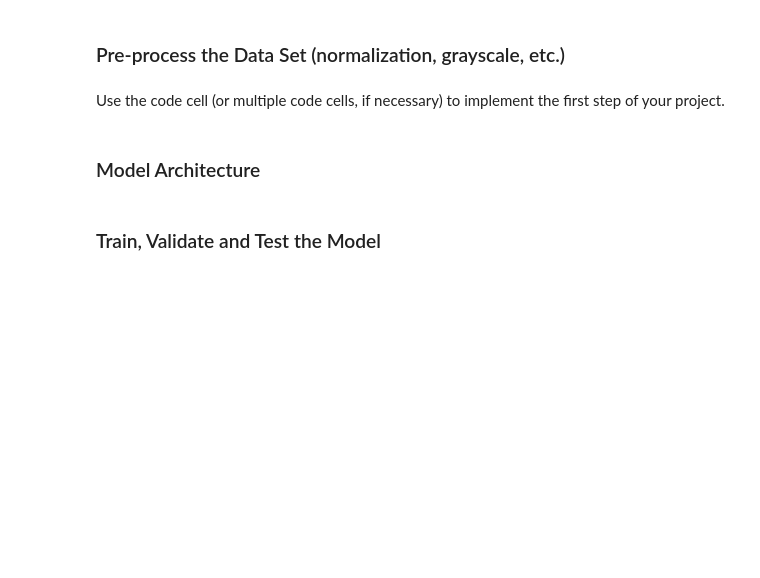
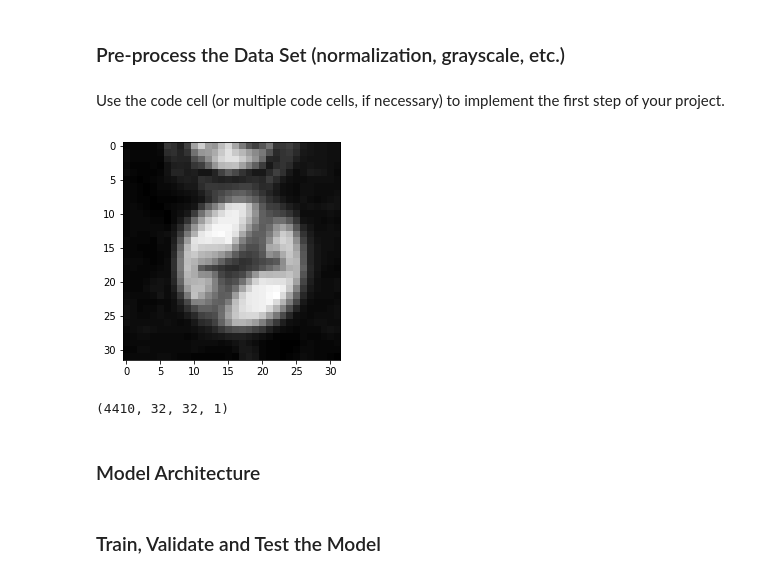
Before and after one commit to LeiLinPARC/CarND_traffic_sign_classification, a Jupyter notebook: Traffic_Sign_Classifier.ipynb, the cells around one changed output. Drawn from its saved outputs; the diff is of its cells as text; code cells hidden in the pictures; blank space fills up the shorter version.

Commit message:
finish step 2-3

```diff
--- a/Traffic_Sign_Classifier.ipynb
+++ b/Traffic_Sign_Classifier.ipynb
@@ -179,2 +176,32 @@ Use the code cell (or multiple code cells, if necessary) to implement the first
+# %%
+### Preprocess the data here. Preprocessing steps could include normalization, converting to grayscale, etc.
+### Feel free to use as many code cells as needed.
+
+def grayscale(img):
+    """Applies the Grayscale transform
+    This will return an image with only one color channel
+    but NOTE: to see the returned image as grayscale
+    (assuming your grayscaled image is called 'gray')
+    you should call plt.imshow(gray, cmap='gray')"""
+    img = img.squeeze() #    The input array, but with with all or a subset of the dimensions of length 1 removed. This is always `a` itself or a view into `a`.
+    return cv2.cvtColor(img, cv2.COLOR_RGB2GRAY)
+
+def preprocess(images):
+    return np.array([grayscale(X) for X in images])
+# %%
+X_train = preprocess(X_train)
+X_valid = preprocess(X_valid)
+X_test = preprocess(X_test)
+plt.imshow(X_train[0], cmap='gray')
+
+X_train = X_train.reshape(len(X_train), 32, 32, 1) # add one more dimension for tensorflow
+X_valid = X_valid.reshape(len(X_valid), 32, 32, 1)
+X_test = X_test.reshape(len(X_test), 32, 32, 1)
+# %% [output]
+[figure, added]
+# %%
+X_valid.shape
+# %% [output]
+(4410, 32, 32, 1)
 # %% [markdown]
 ### Model Architecture
```
Also changed, not shown: parts of 22 cells of this notebook, 9 other files.
